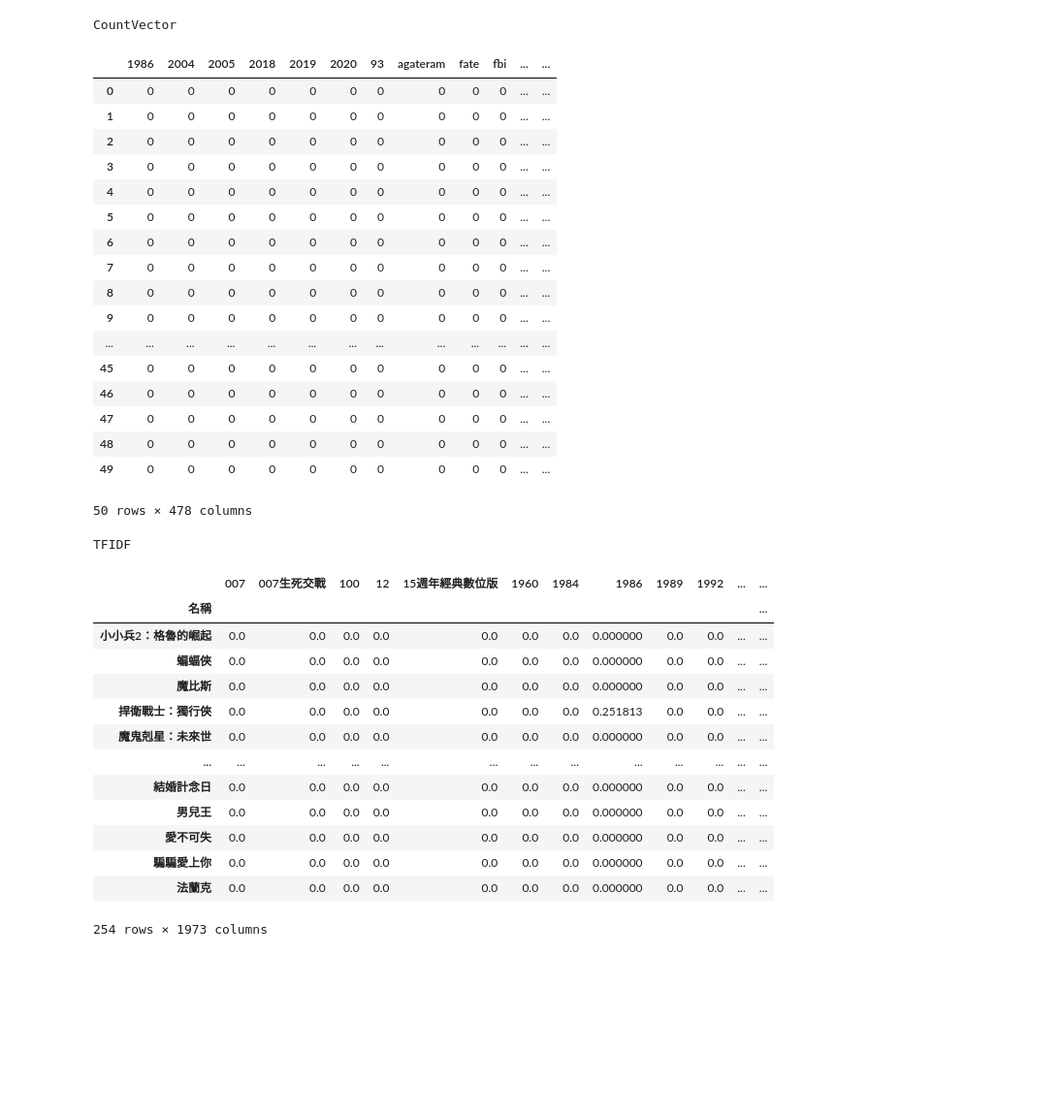
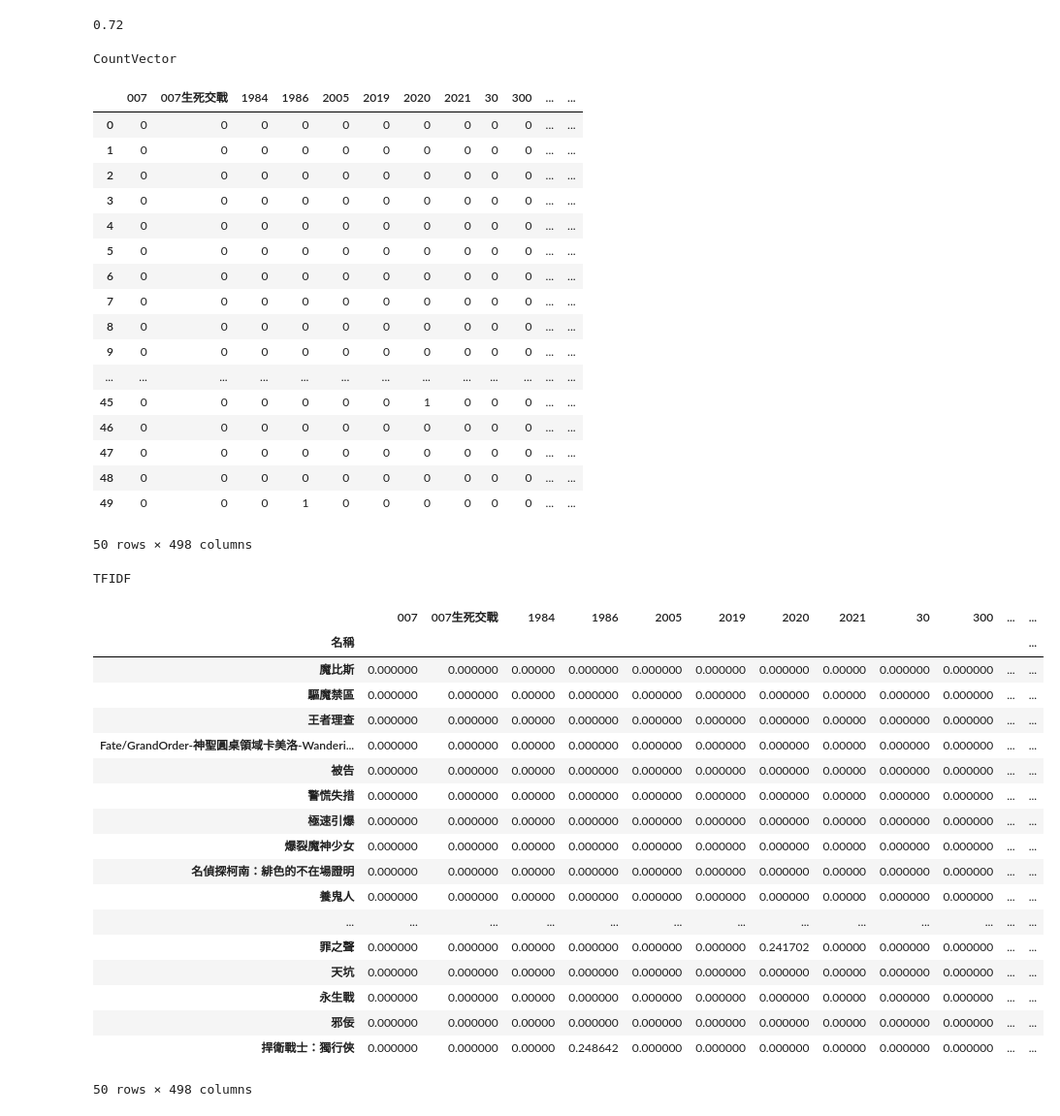
Before and after one commit to LiChiiiii/Movie_Classification, a Jupyter notebook: NLP_HW03.ipynb, the cells around one changed output. Shown: that part at 97% size. Drawn from its saved outputs; the diff is of its cells as text; code cells hidden in the pictures; blank space fills up the shorter version.

```diff
--- a/NLP_HW03.ipynb
+++ b/NLP_HW03.ipynb
@@ -59,12 +56,16 @@ Reshape your data either using array.reshape(-1, 1) if your data has a single fe
+# %%
+knn.score(TItest,test['分類'])
+# %% [output]
+0.72
 # %%
 vectorizer = CountVectorizer(stop_words=None, token_pattern="(?u)\\b\\w+\\b")
-X = vectorizer.fit_transform(test['package'])
+X = vectorizer.fit_transform(train['package'])
 r = pd.DataFrame(X.toarray(),columns=vectorizer.get_feature_names())
 print("CountVector")
 r
 # %% [output]
 CountVector
-|  | 1986 | 2004 | 2005 | 2018 | 2019 | 2020 | 93 | agateram | fate | fbi | ... | ... |
+|  | 007 | 007生死交戰 | 1984 | 1986 | 2005 | 2019 | 2020 | 2021 | 30 | 300 | ... | ... |
 | 0 | 0 | 0 | 0 | 0 | 0 | 0 | 0 | 0 | 0 | 0 | ... | ... |
 | 1 | 0 | 0 | 0 | 0 | 0 | 0 | 0 | 0 | 0 | 0 | ... | ... |
 | 2 | 0 | 0 | 0 | 0 | 0 | 0 | 0 | 0 | 0 | 0 | ... | ... |
@@ -76,31 +77,36 @@ CountVector
 | 8 | 0 | 0 | 0 | 0 | 0 | 0 | 0 | 0 | 0 | 0 | ... | ... |
 | 9 | 0 | 0 | 0 | 0 | 0 | 0 | 0 | 0 | 0 | 0 | ... | ... |
 | ... | ... | ... | ... | ... | ... | ... | ... | ... | ... | ... | ... | ... |
-| 45 | 0 | 0 | 0 | 0 | 0 | 0 | 0 | 0 | 0 | 0 | ... | ... |
+| 45 | 0 | 0 | 0 | 0 | 0 | 0 | 1 | 0 | 0 | 0 | ... | ... |
 | 46 | 0 | 0 | 0 | 0 | 0 | 0 | 0 | 0 | 0 | 0 | ... | ... |
 | 47 | 0 | 0 | 0 | 0 | 0 | 0 | 0 | 0 | 0 | 0 | ... | ... |
 | 48 | 0 | 0 | 0 | 0 | 0 | 0 | 0 | 0 | 0 | 0 | ... | ... |
-| 49 | 0 | 0 | 0 | 0 | 0 | 0 | 0 | 0 | 0 | 0 | ... | ... |
+| 49 | 0 | 0 | 0 | 1 | 0 | 0 | 0 | 0 | 0 | 0 | ... | ... |
-50 rows × 478 columns
+50 rows × 498 columns
 # %%
 transformer = TfidfTransformer(smooth_idf=True)
 Z = transformer.fit_transform(X)
-r = pd.DataFrame(Z.toarray(),columns=vectorizer.get_feature_names(), index=data['名稱'])
+r = pd.DataFrame(Z.toarray(),columns=vectorizer.get_feature_names(), index=train['名稱'])
 print("TFIDF")
 r
 # %% [output]
 TFIDF
-|  | 007 | 007生死交戰 | 100 | 12 | 15週年經典數位版 | 1960 | 1984 | 1986 | 1989 | 1992 | ... | ... |
+|  | 007 | 007生死交戰 | 1984 | 1986 | 2005 | 2019 | 2020 | 2021 | 30 | 300 | ... | ... |
 | 名稱 |  |  |  |  |  |  |  |  |  |  |  | ... |
-| 小小兵2：格魯的崛起 | 0.0 | 0.0 | 0.0 | 0.0 | 0.0 | 0.0 | 0.0 | 0.000000 | 0.0 | 0.0 | ... | ... |
-| 蝙蝠俠 | 0.0 | 0.0 | 0.0 | 0.0 | 0.0 | 0.0 | 0.0 | 0.000000 | 0.0 | 0.0 | ... | ... |
-| 魔比斯 | 0.0 | 0.0 | 0.0 | 0.0 | 0.0 | 0.0 | 0.0 | 0.000000 | 0.0 | 0.0 | ... | ... |
-| 捍衛戰士：獨行俠 | 0.0 | 0.0 | 0.0 | 0.0 | 0.0 | 0.0 | 0.0 | 0.251813 | 0.0 | 0.0 | ... | ... |
-| 魔鬼剋星：未來世 | 0.0 | 0.0 | 0.0 | 0.0 | 0.0 | 0.0 | 0.0 | 0.000000 | 0.0 | 0.0 | ... | ... |
+| 魔比斯 | 0.000000 | 0.000000 | 0.00000 | 0.000000 | 0.000000 | 0.000000 | 0.000000 | 0.00000 | 0.000000 | 0.000000 | ... | ... |
+| 驅魔禁區 | 0.000000 | 0.000000 | 0.00000 | 0.000000 | 0.000000 | 0.000000 | 0.000000 | 0.00000 | 0.000000 | 0.000000 | ... | ... |
+| 王者理查 | 0.000000 | 0.000000 | 0.00000 | 0.000000 | 0.000000 | 0.000000 | 0.000000 | 0.00000 | 0.000000 | 0.000000 | ... | ... |
+| Fate/GrandOrder-神聖圓桌領域卡美洛-Wanderi... | 0.000000 | 0.000000 | 0.00000 | 0.000000 | 0.000000 | 0.000000 | 0.000000 | 0.00000 | 0.000000 | 0.000000 | ... | ... |
+| 被告 | 0.000000 | 0.000000 | 0.00000 | 0.000000 | 0.000000 | 0.000000 | 0.000000 | 0.00000 | 0.000000 | 0.000000 | ... | ... |
+| 警慌失措 | 0.000000 | 0.000000 | 0.00000 | 0.000000 | 0.000000 | 0.000000 | 0.000000 | 0.00000 | 0.000000 | 0.000000 | ... | ... |
+| 極速引爆 | 0.000000 | 0.000000 | 0.00000 | 0.000000 | 0.000000 | 0.000000 | 0.000000 | 0.00000 | 0.000000 | 0.000000 | ... | ... |
+| 爆裂魔神少女 | 0.000000 | 0.000000 | 0.00000 | 0.000000 | 0.000000 | 0.000000 | 0.000000 | 0.00000 | 0.000000 | 0.000000 | ... | ... |
+| 名偵探柯南：緋色的不在場證明 | 0.000000 | 0.000000 | 0.00000 | 0.000000 | 0.000000 | 0.000000 | 0.000000 | 0.00000 | 0.000000 | 0.000000 | ... | ... |
+| 養鬼人 | 0.000000 | 0.000000 | 0.00000 | 0.000000 | 0.000000 | 0.000000 | 0.000000 | 0.00000 | 0.000000 | 0.000000 | ... | ... |
 | ... | ... | ... | ... | ... | ... | ... | ... | ... | ... | ... | ... | ... |
-| 結婚計念日 | 0.0 | 0.0 | 0.0 | 0.0 | 0.0 | 0.0 | 0.0 | 0.000000 | 0.0 | 0.0 | ... | ... |
-| 男兒王 | 0.0 | 0.0 | 0.0 | 0.0 | 0.0 | 0.0 | 0.0 | 0.000000 | 0.0 | 0.0 | ... | ... |
-| 愛不可失 | 0.0 | 0.0 | 0.0 | 0.0 | 0.0 | 0.0 | 0.0 | 0.000000 | 0.0 | 0.0 | ... | ... |
-| 騙騙愛上你 | 0.0 | 0.0 | 0.0 | 0.0 | 0.0 | 0.0 | 0.0 | 0.000000 | 0.0 | 0.0 | ... | ... |
-| 法蘭克 | 0.0 | 0.0 | 0.0 | 0.0 | 0.0 | 0.0 | 0.0 | 0.000000 | 0.0 | 0.0 | ... | ... |
+| 罪之聲 | 0.000000 | 0.000000 | 0.00000 | 0.000000 | 0.000000 | 0.000000 | 0.241702 | 0.00000 | 0.000000 | 0.000000 | ... | ... |
+| 天坑 | 0.000000 | 0.000000 | 0.00000 | 0.000000 | 0.000000 | 0.000000 | 0.000000 | 0.00000 | 0.000000 | 0.000000 | ... | ... |
+| 永生戰 | 0.000000 | 0.000000 | 0.00000 | 0.000000 | 0.000000 | 0.000000 | 0.000000 | 0.00000 | 0.000000 | 0.000000 | ... | ... |
+| 邪佞 | 0.000000 | 0.000000 | 0.00000 | 0.000000 | 0.000000 | 0.000000 | 0.000000 | 0.00000 | 0.000000 | 0.000000 | ... | ... |
+| 捍衛戰士：獨行俠 | 0.000000 | 0.000000 | 0.00000 | 0.248642 | 0.000000 | 0.000000 | 0.000000 | 0.00000 | 0.000000 | 0.000000 | ... | ... |
-254 rows × 1973 columns
+50 rows × 498 columns
```
Also changed, not shown: parts of 4 cells of this notebook.
